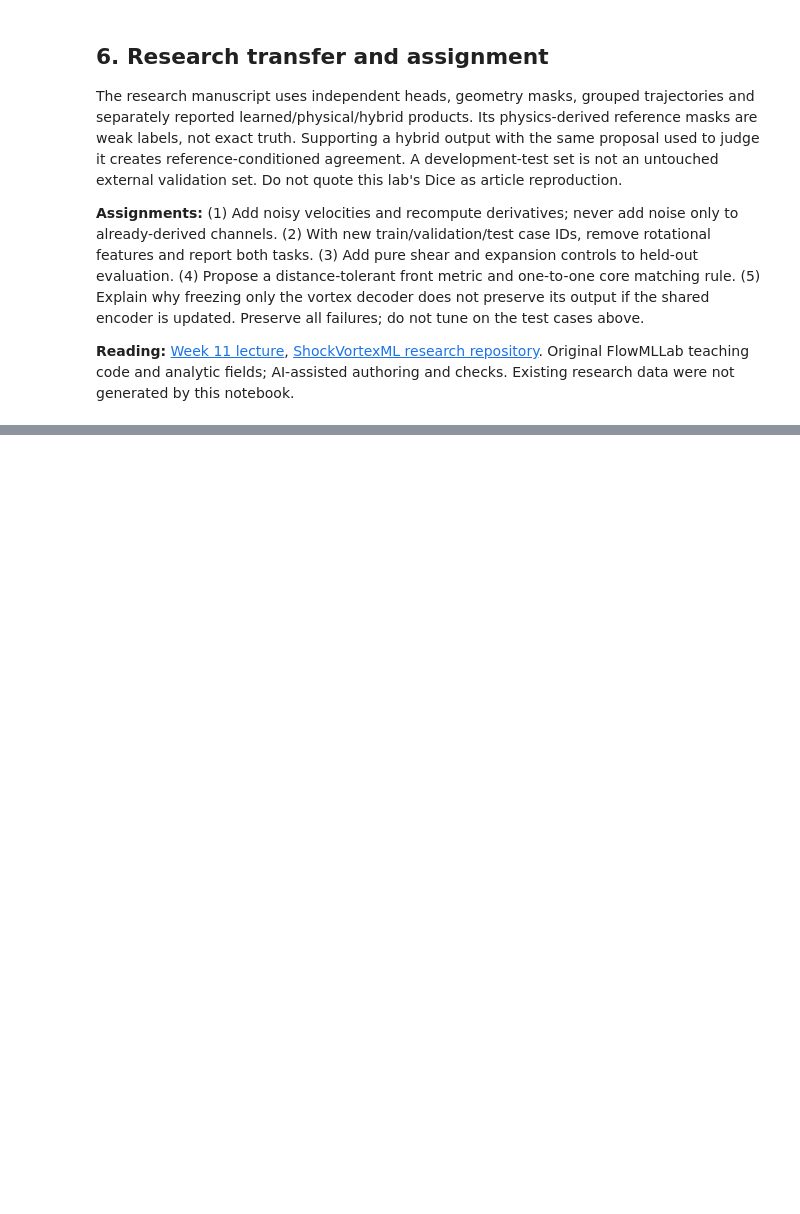
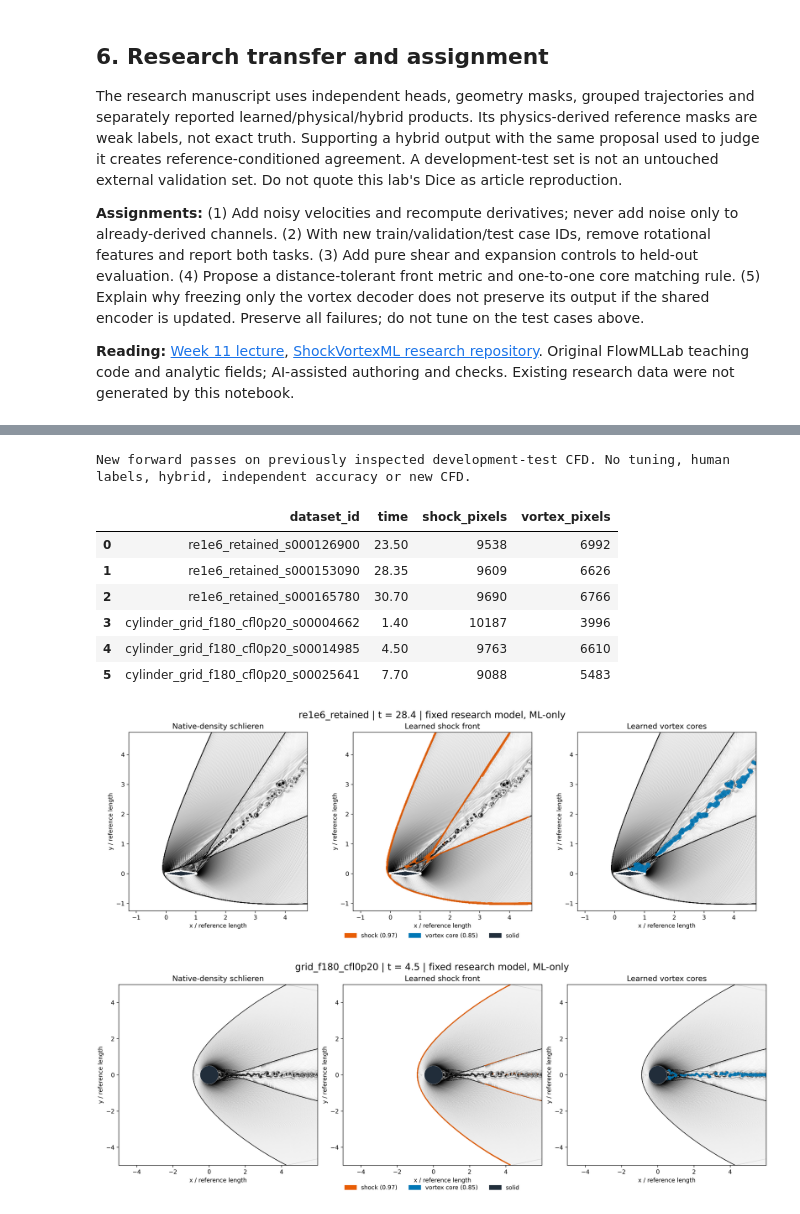
Before and after one commit to Ehsan-Roohi/FlowMLLab, a Jupyter notebook: notebooks/week11/W11_Shock_Vortex_Identification.ipynb, the cells around one changed output, grey strips where cells are left out. Saved outputs shown, nothing was run; the diff lists cells and outputs as text; code cells hidden in the pictures; blank space fills up the shorter version.

Commit message:
Add real research figures and verified evidence to Weeks 11 and 12

```diff
--- a/notebooks/week11/W11_Shock_Vortex_Identification.ipynb
+++ b/notebooks/week11/W11_Shock_Vortex_Identification.ipynb
@@ -213,0 +227,23 @@ and checks. Existing research data were not generated by this notebook.
+# %%
+import json, hashlib
+evidence = ROOT / 'results' / 'week11_research'
+manifest = json.loads((evidence / 'research_manifest.json').read_text())
+print(manifest['scope'])
+
+for filename, sha in manifest['figure_sha256'].items():
+    assert hashlib.sha256((evidence / filename).read_bytes()).hexdigest() == sha
+display(pd.DataFrame(manifest['runs'])[['dataset_id','time','shock_pixels','vortex_pixels']])
+from IPython.display import Image
+display(Image(filename=str(evidence / 'airfoil_2.png'), width=1200))
+display(Image(filename=str(evidence / 'cylinder_2.png'), width=1200))
+# %% [output]
+New forward passes on previously inspected development-test CFD. No tuning, human labels, hybrid, independent accuracy or new CFD.
+|  | dataset_id | time | shock_pixels | vortex_pixels |
+| 0 | re1e6_retained_s000126900 | 23.50 | 9538 | 6992 |
+| 1 | re1e6_retained_s000153090 | 28.35 | 9609 | 6626 |
+| 2 | re1e6_retained_s000165780 | 30.70 | 9690 | 6766 |
+| 3 | cylinder_grid_f180_cfl0p20_s00004662 | 1.40 | 10187 | 3996 |
+| 4 | cylinder_grid_f180_cfl0p20_s00014985 | 4.50 | 9763 | 6610 |
+| 5 | cylinder_grid_f180_cfl0p20_s00025641 | 7.70 | 9088 | 5483 |
+[figure, added]
+[figure, added]
```
Also changed, not shown: parts of 3 cells of this notebook, 46 other files.
